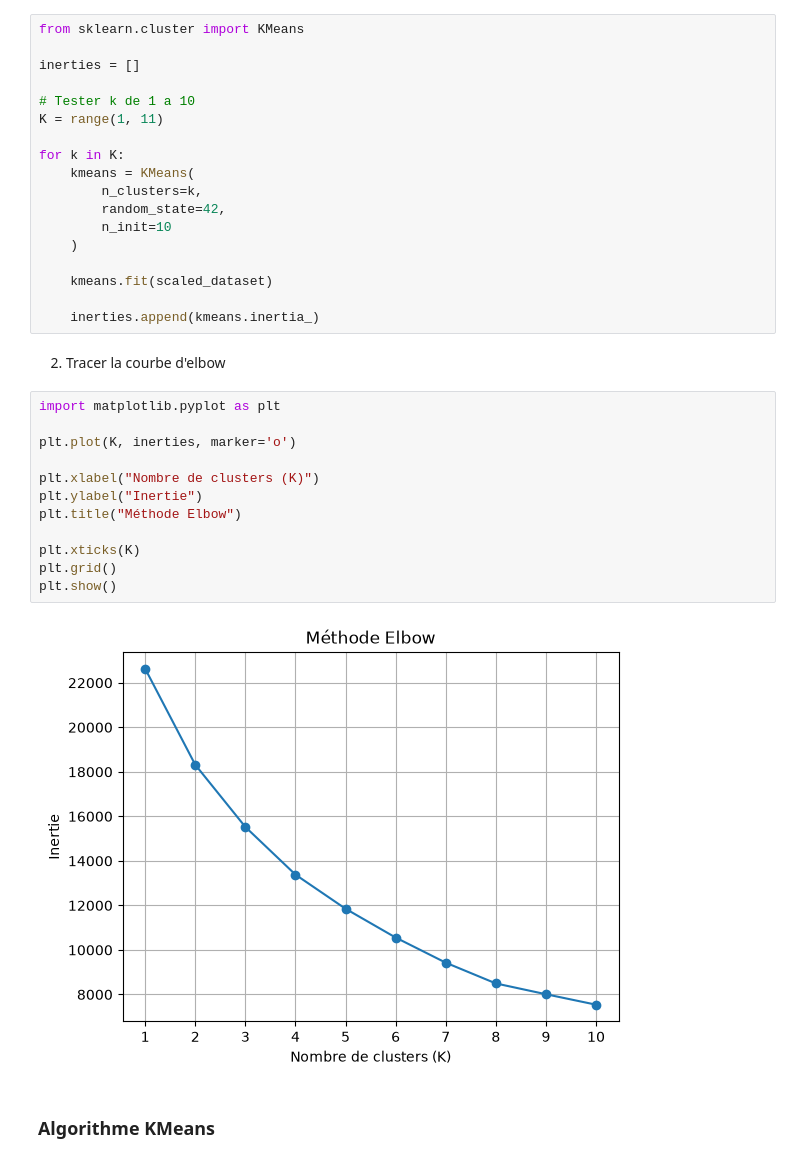
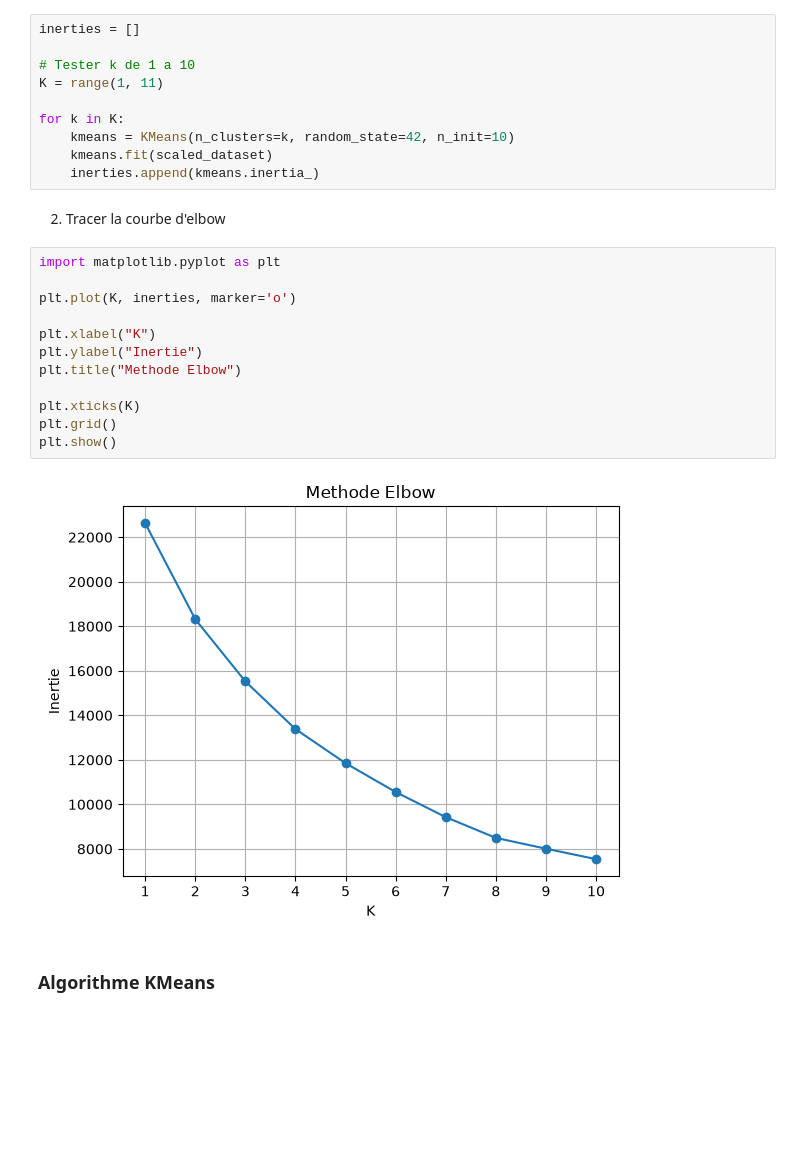
Before and after one commit to Chellah-nawel/TP_data_mining, a Jupyter notebook: TP2/TP2.ipynb, the cells around one changed output. Saved outputs shown, nothing was run; the diff lists cells and outputs as text; blank space fills up the shorter version.

```diff
--- a/TP2/TP2.ipynb
+++ b/TP2/TP2.ipynb
@@ -116,39 +116,31 @@ display(scaled_dataset)
 # %% [markdown]
 1. Calculer l'inertie pour chaque valeur de k
 # %%
-from sklearn.cluster import KMeans
-
 inerties = []
 
 # Tester k de 1 a 10
 K = range(1, 11)
 
 for k in K:
-    kmeans = KMeans(
-        n_clusters=k,
-        random_state=42,
-        n_init=10
-    )
-
+    kmeans = KMeans(n_clusters=k, random_state=42, n_init=10)
     kmeans.fit(scaled_dataset)
-
     inerties.append(kmeans.inertia_)
 # %% [markdown]
 2. Tracer la courbe d'elbow
 # %%
 import matplotlib.pyplot as plt
 
 plt.plot(K, inerties, marker='o')
 
-plt.xlabel("Nombre de clusters (K)")
+plt.xlabel("K")
 plt.ylabel("Inertie")
-plt.title("Méthode Elbow")
+plt.title("Methode Elbow")
 
 plt.xticks(K)
 plt.grid()
 plt.show()
 # %% [output]
-[figure, old version]
+[figure, new version]
 # %% [markdown]
 ### Algorithme KMeans
 # %% [markdown]
```
Also changed, not shown: parts of 9 cells of this notebook.
